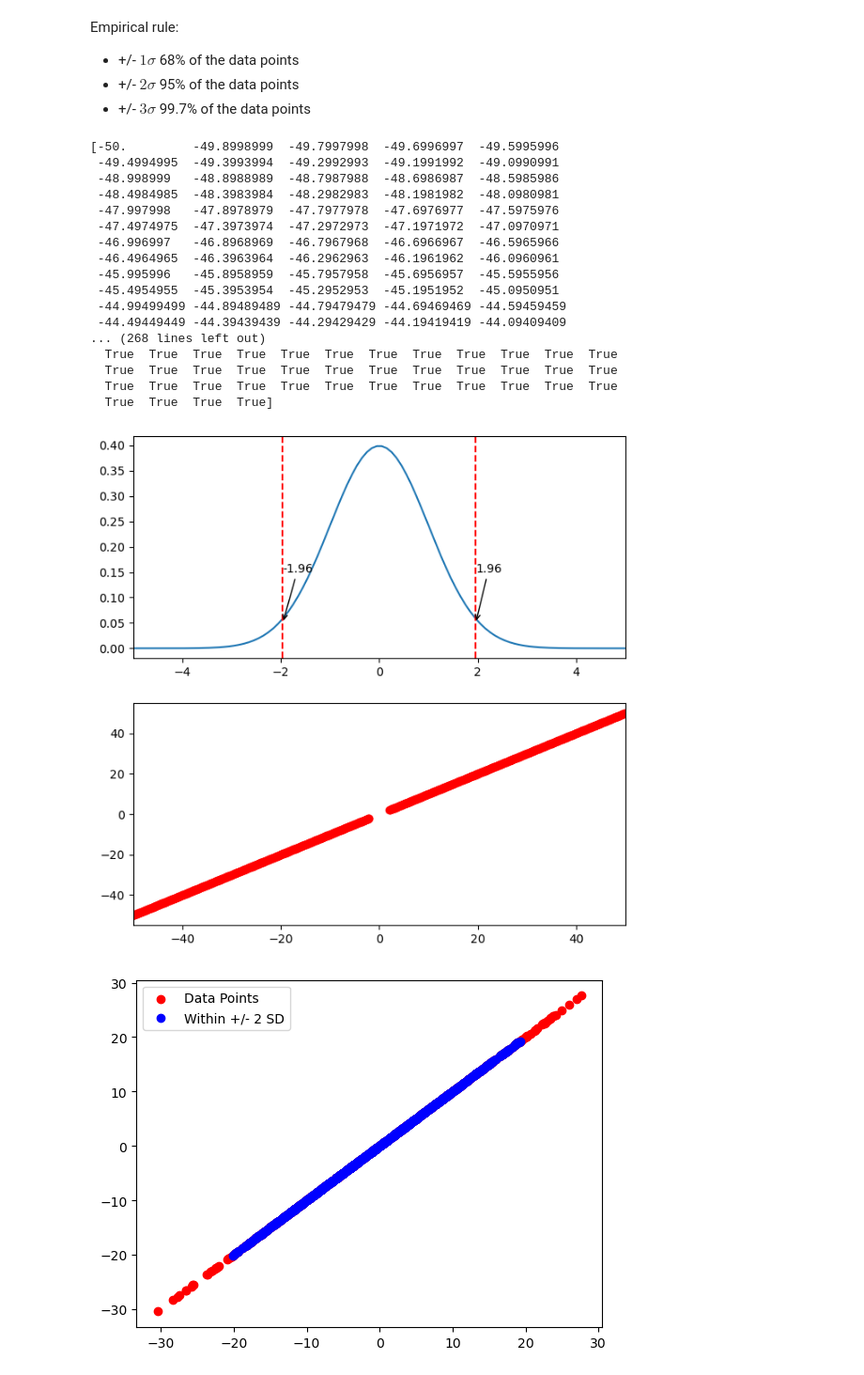
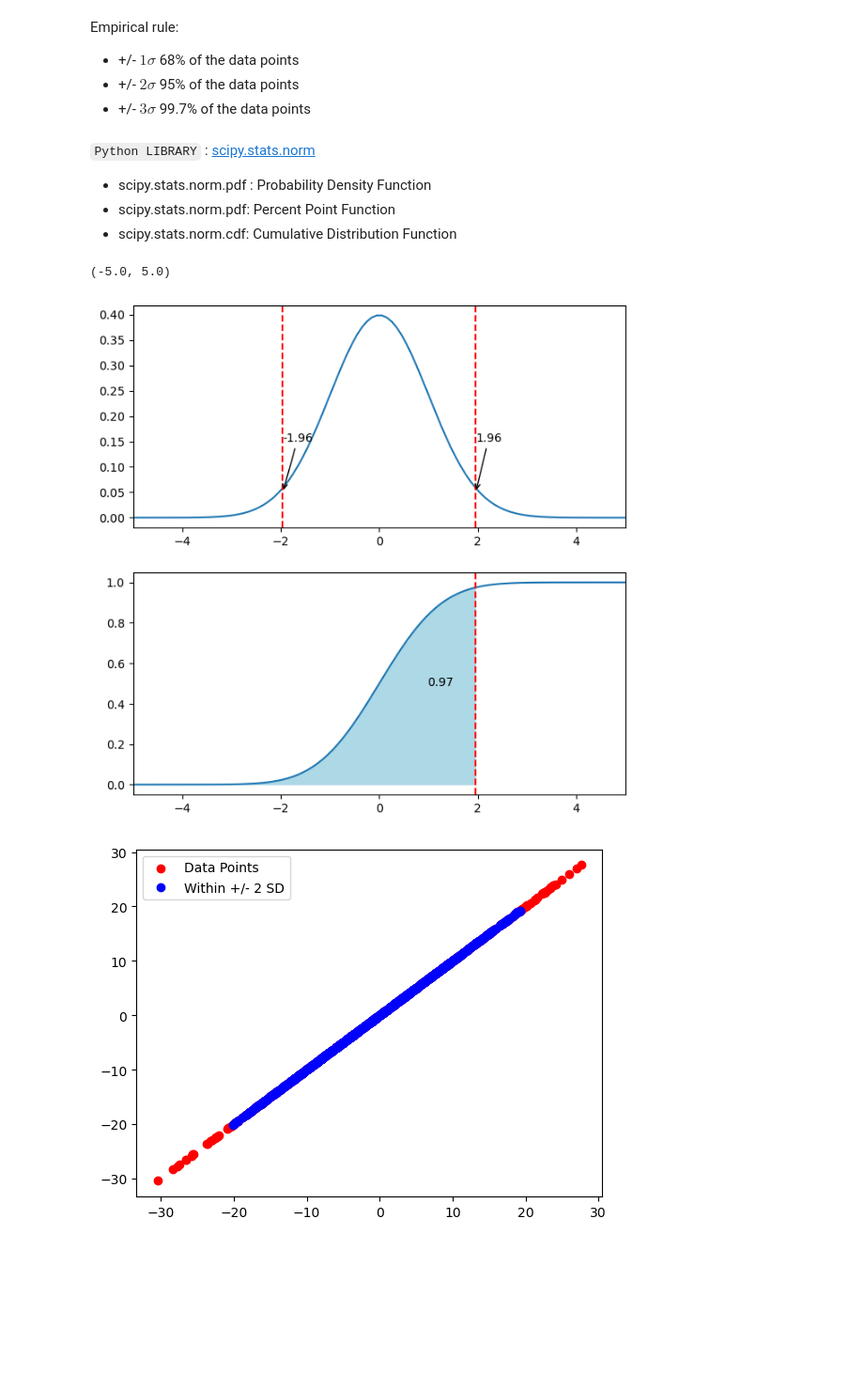
Before and after one commit to benoitTerral/statitics_cheat_sheet, a Jupyter notebook: basics.ipynb, the cells around one changed output. Shown at 94% size. Drawn from its saved outputs; the diff is of its cells as text; code cells hidden in the pictures; blank space fills up the shorter version.

```diff
--- a/basics.ipynb
+++ b/basics.ipynb
@@ -177,55 +178,53 @@ Empirical rule:
 - +/- $ 1 \sigma $ 68% of the data points
 - +/- $ 2 \sigma $ 95% of the data points
 - +/- $ 3 \sigma $ 99.7% of the data points
+# %% [markdown]
+`Python LIBRARY` : [scipy.stats.norm](https://docs.scipy.org/doc/scipy/reference/generated/scipy.stats.norm.html)
+- scipy.stats.norm.pdf : Probability Density Function
+- scipy.stats.norm.pdf: Percent Point Function
+- scipy.stats.norm.cdf: Cumulative Distribution Function
 # %%
 snd = stats.norm(0, 1)
 x = np.linspace(-50, 50, 1000)
 
 pdf_values = snd.pdf(x)
-print(x)
+cdf_values = snd.cdf(x)
 
 threshold_above = snd.ppf(0.975)  # Two standard deviations above (97.5% percentile)
 threshold_below = snd.ppf(0.025)  # Two standard deviations below (2.5% percentile)
 
+probability = snd.cdf(threshold_above)
+
 plt.figure(figsize=(7.5,7.5))
+
 plt.subplot(2, 1, 1)
-
 plt.plot(x, pdf_values)
 plt.axvline(x=threshold_above, color='r', linestyle='--')
 plt.axvline(x=threshold_below, color='r', linestyle='--')
 plt.annotate(f'{threshold_above:.2f}', xy=(threshold_above, 0.05), xytext=(threshold_above, 0.15),
              arrowprops=dict(facecolor='black', arrowstyle='->'))
 plt.annotate(f'{threshold_below:.2f}', xy=(threshold_below, 0.05), xytext=(threshold_below, 0.15),
              arrowprops=dict(facecolor='black', arrowstyle='->'))
 plt.xlim(-5, 5)
 
 plt.subplot(2, 1, 2)
-plt.scatter(x, x)
-lower_bound = mean - 2 * std_dev
-upper_bound = mean + 2 * std_dev
+plt.plot(x, cdf_values)
+plt.fill_between(x, 0, cdf_values, where=(x <= threshold_above), color='lightblue')
+plt.axvline(x=threshold_above, color='r', linestyle='--')
+# Calculate the midpoint within the filled area
+plt.annotate(f'{probability:.2f}', xy=(threshold_above * 0.5, probability / 2))
+plt.xlim(-5, 5)
 
-plt.scatter(x[tail_points], x[tail_points], c='r', label='Extreme Tails')
-plt.xlim(-50, 50)
-plt.show()
+plt.subplot(2, 1, 2)
+plt.plot(x, cdf_values)
+plt.fill_between(x, 0, cdf_values, where=(x <= threshold_above), color='lightblue')
+plt.axvline(x=threshold_above, color='r', linestyle='--')
+# Calculate the midpoint within the filled area
+plt.annotate(f'{probability:.2f}', xy=(threshold_above * 0.5, probability / 2))
+plt.xlim(-5, 5)
 # %% [output]
-[-50.         -49.8998999  -49.7997998  -49.6996997  -49.5995996
- -49.4994995  -49.3993994  -49.2992993  -49.1991992  -49.0990991
- -48.998999   -48.8988989  -48.7987988  -48.6986987  -48.5985986
- -48.4984985  -48.3983984  -48.2982983  -48.1981982  -48.0980981
- -47.997998   -47.8978979  -47.7977978  -47.6976977  -47.5975976
- -47.4974975  -47.3973974  -47.2972973  -47.1971972  -47.0970971
- -46.996997   -46.8968969  -46.7967968  -46.6966967  -46.5965966
- -46.4964965  -46.3963964  -46.2962963  -46.1961962  -46.0960961
- -45.995996   -45.8958959  -45.7957958  -45.6956957  -45.5955956
- -45.4954955  -45.3953954  -45.2952953  -45.1951952  -45.0950951
- -44.99499499 -44.89489489 -44.79479479 -44.69469469 -44.59459459
- -44.49449449 -44.39439439 -44.29429429 -44.19419419 -44.09409409
-... (268 lines left out)
-  True  True  True  True  True  True  True  True  True  True  True  True
-  True  True  True  True  True  True  True  True  True  True  True  True
-  True  True  True  True  True  True  True  True  True  True  True  True
-  True  True  True  True]
+(-5.0, 5.0)
-[figure, old version]
+[figure, new version]
 # %%
 # Generate random data following a normal distribution
 np.random.seed(0)
```
Also changed, not shown: parts of 7 cells of this notebook.
